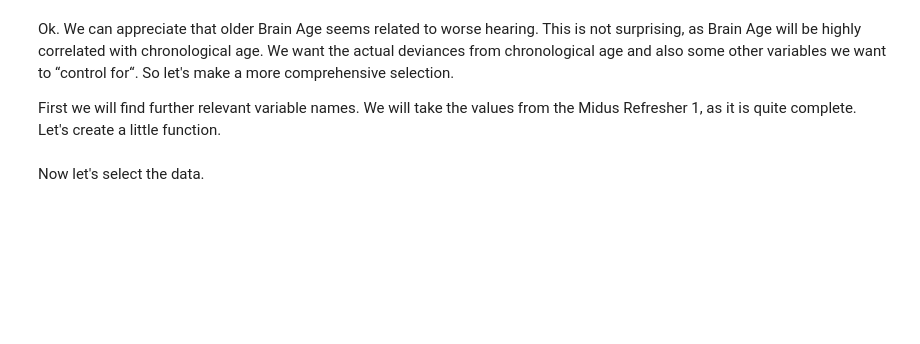
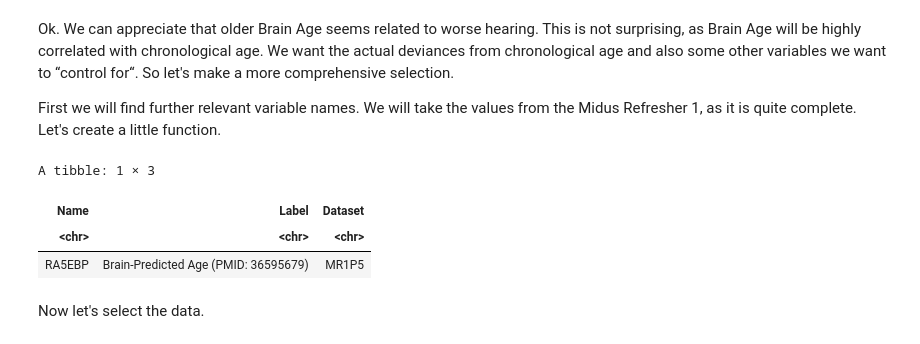
Before and after one commit to nathanweisz/HealthyAgingR, a Jupyter notebook: notebooks/02_Descriptive_Manipulation.ipynb, the cells around one changed output. Saved outputs shown, nothing was run; the diff lists cells and outputs as text; code cells hidden in the pictures; blank space fills up the shorter version.

```diff
--- a/notebooks/02_Descriptive_Manipulation.ipynb
+++ b/notebooks/02_Descriptive_Manipulation.ipynb
@@ -195,6 +196,13 @@ stress_var     <- find_var("stress")
 health_var     <- find_var("health")
 education_var     <- find_var("education")
 depression_var <- find_var("depress")
+# %%
+age_var
+# %% [output]
+A tibble: 1 × 3
+| Name | Label | Dataset |
+| <chr> | <chr> | <chr> |
+| RA5EBP | Brain-Predicted Age (PMID: 36595679) | MR1P5 |
 # %% [markdown]
 Now let's select the data.
 # %%
```
Also changed, not shown: parts of 5 cells of this notebook, 10 other files.
